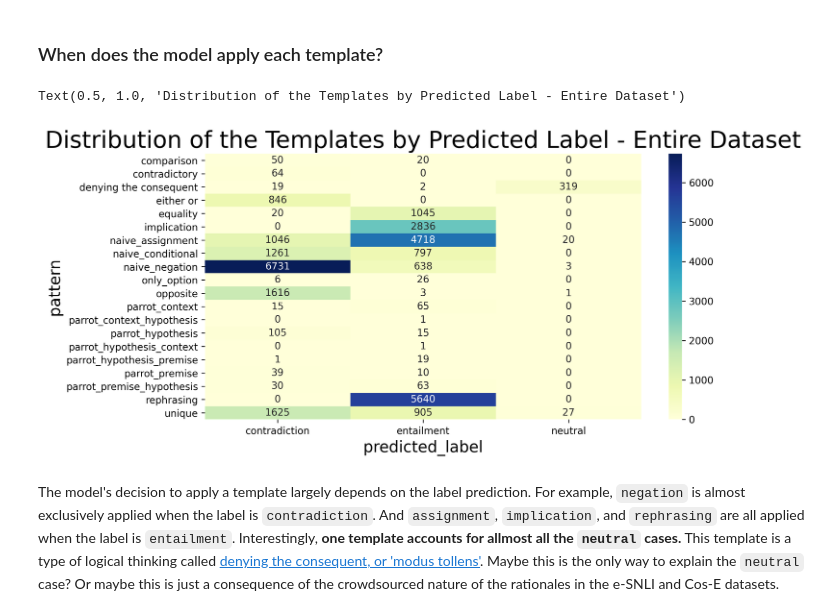
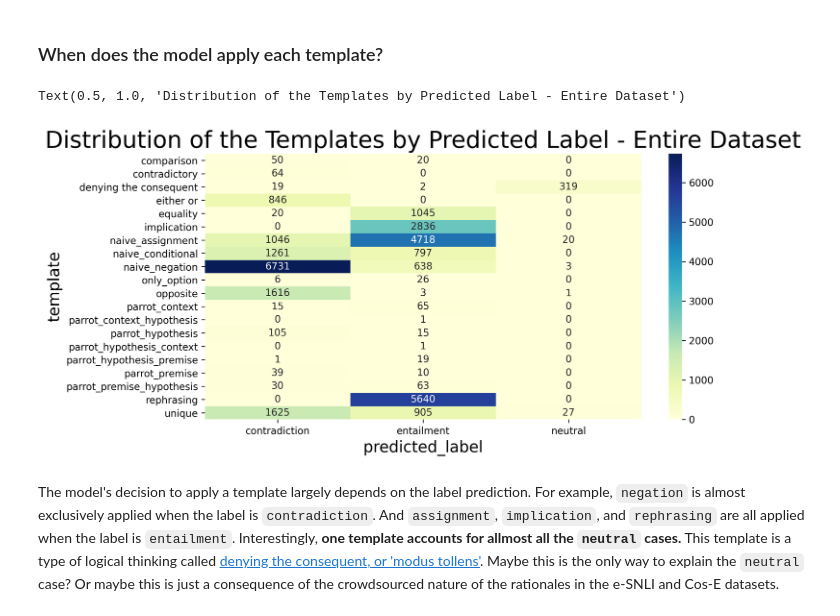
Before and after one commit to frederiknolte/indirect-response, a Jupyter notebook: visualize_rationales.ipynb, the cells around one changed output. Saved outputs shown, nothing was run; the diff lists cells and outputs as text; code cells hidden in the pictures.

```diff
--- a/visualize_rationales.ipynb
+++ b/visualize_rationales.ipynb
@@ -85,25 +85,23 @@ We can account for almost all of the rationales with the three template types. C
 # %% [markdown]
 ### When does the model apply each template?
 # %%
-PATTERN_FREQUENCY = DF.groupby(['pattern', 'predicted_label']).size().reset_index()
-PATTERN_FREQUENCY.columns = ['pattern', 'predicted_label', 'count']
+PATTERN_FREQUENCY = DF.groupby(['template', 'predicted_label']).size().reset_index()
+PATTERN_FREQUENCY.columns = ['template', 'predicted_label', 'count']
 
-
-# PF_PIVOT = PATTERN_FREQUENCY[PATTERN_FREQUENCY['split'] == 'test'].pivot('pattern', 'predicted_label', 'count')
-PF_PIVOT = PATTERN_FREQUENCY.pivot('pattern', 'predicted_label', 'count')
+PF_PIVOT = PATTERN_FREQUENCY.pivot('template', 'predicted_label', 'count')
 PF_PIVOT[NLI_LABELS] = PF_PIVOT[NLI_LABELS].replace(np.nan, 0)
 PF_PIVOT[NLI_LABELS] = PF_PIVOT[NLI_LABELS].astype(int)
 
 ax = sns.heatmap(
     PF_PIVOT,
     annot=True,
     fmt='d',
     cmap='YlGnBu'
 )
 ax.set_title("Distribution of the Templates by Predicted Label - Entire Dataset")
 # %% [output]
 Text(0.5, 1.0, 'Distribution of the Templates by Predicted Label - Entire Dataset')
-[figure, old version]
+[figure, new version]
 # %% [markdown]
 The model's decision to apply a template largely depends on the label prediction. For example, `negation` is almost exclusively applied when the label is `contradiction`. And `assignment`, `implication`, and `rephrasing` are all applied when the label is `entailment`. Interestingly, **one template accounts for allmost all the `neutral` cases.** This template is a type of logical thinking called [denying the consequent, or 'modus tollens'](https://en.wikipedia.org/wiki/Modus_tollens). Maybe this is the only way to explain the `neutral` case? Or maybe this is just a consequence of the crowdsourced nature of the rationales in the e-SNLI and Cos-E datasets.
 # %% [markdown]
```
Also changed, not shown: parts of 11 cells of this notebook, 2 other files.
